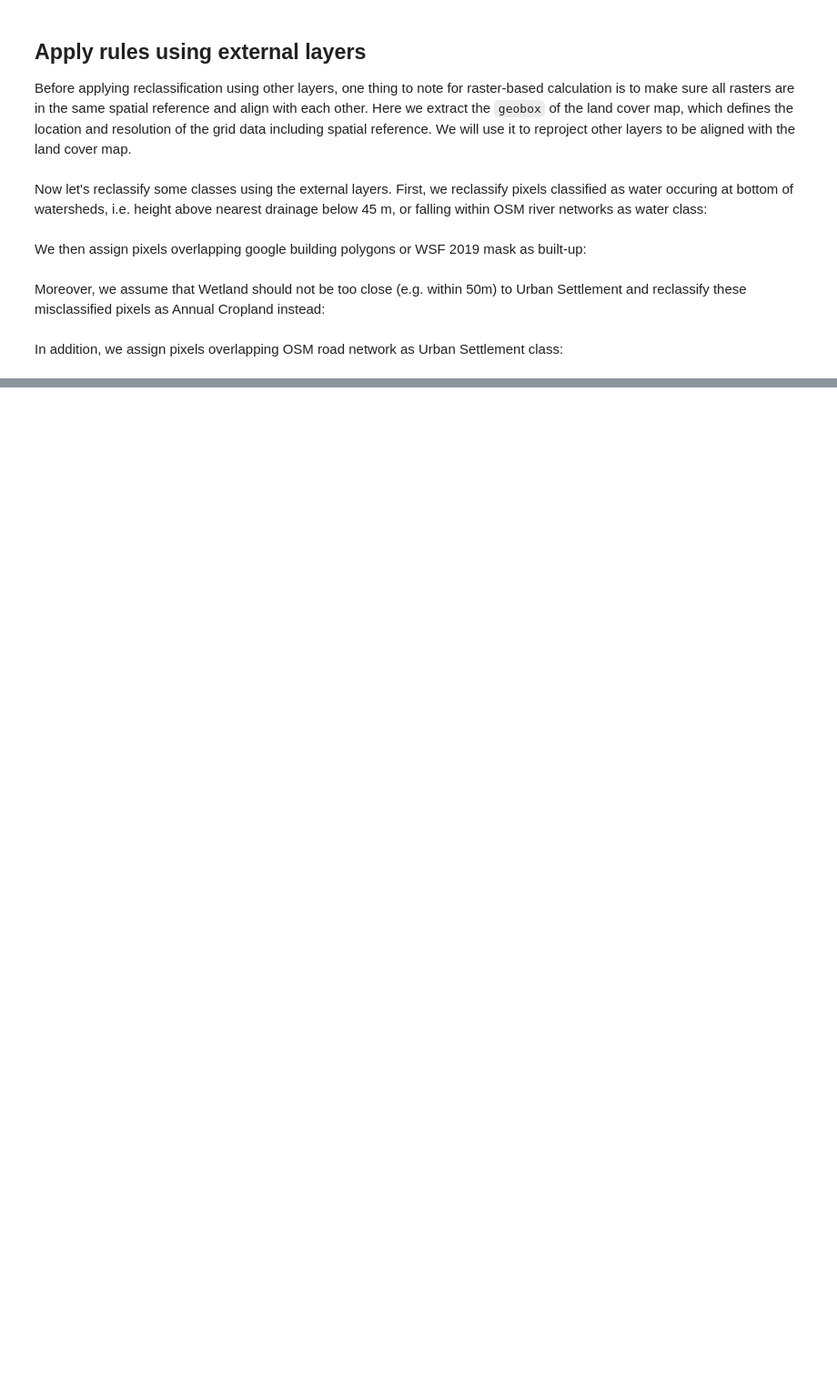
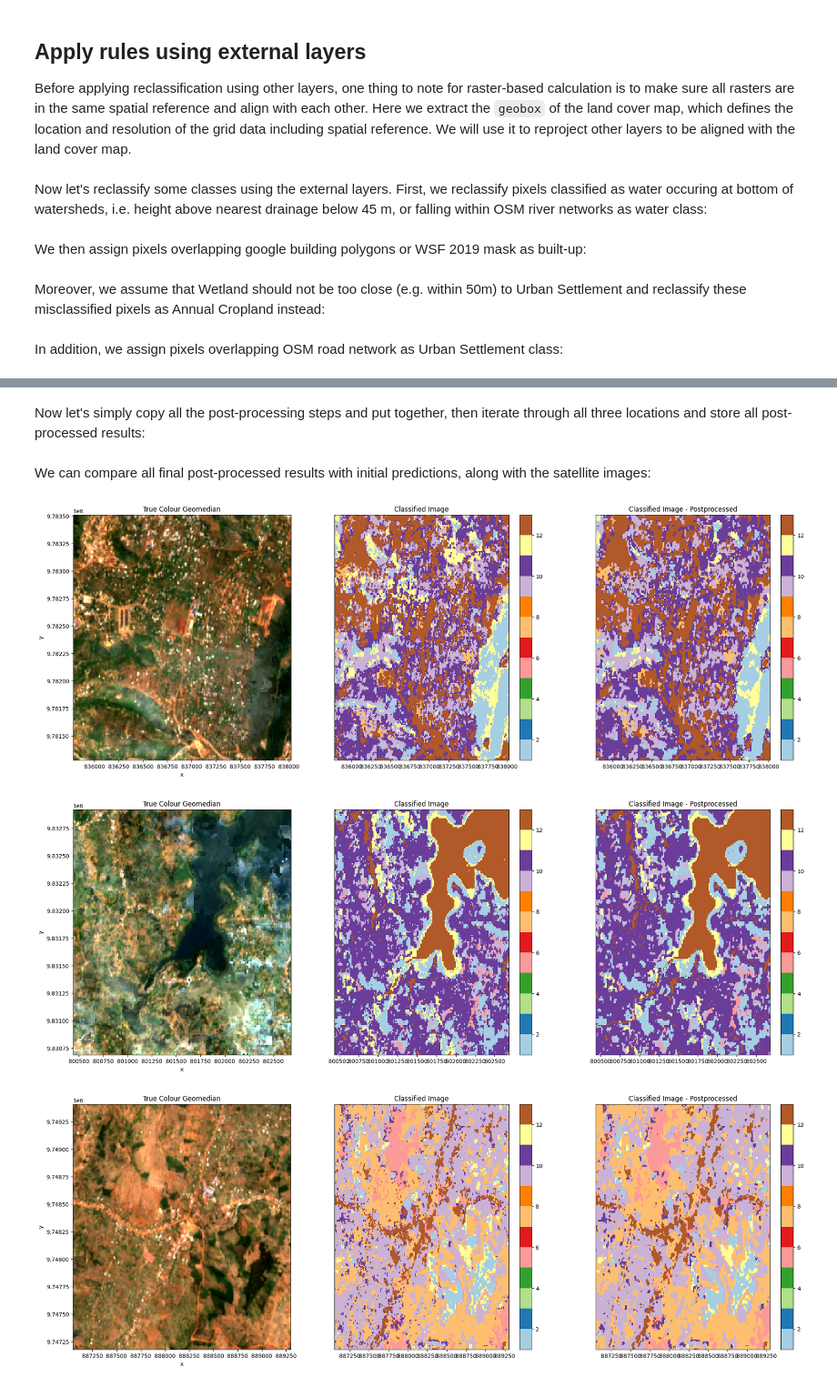
Before and after one commit to frontiersi/land_cover_mapping_DEAfrica, a Jupyter notebook: notebooks/workshop/5_Post_Process_All_Others.ipynb, the cells around one changed output, grey strips where cells are left out. Shown at 91% size. Cells and saved outputs as stored; diff of their text form; code cells hidden in the pictures; blank space fills up the shorter version.

```diff
--- a/notebooks/workshop/5_Post_Process_All_Others.ipynb
+++ b/notebooks/workshop/5_Post_Process_All_Others.ipynb
@@ -189,6 +194,8 @@ lc_map.plot(ax=axes[0],
 # reconstruct dataArray
 lc_map_postproc=xr.DataArray(data=np_lc_map_postproc,dims=['y','x'],
                              coords={'y':lc_map.y.to_numpy(), 'x':lc_map.x.to_numpy()})
+# set spatial reference
+lc_map_postproc.rio.write_crs(output_crs, inplace=True)
 # Plot classified image after filtering
 lc_map_postproc.plot(ax=axes[1],
                 cmap='Paired',
@@ -203,0 +211,2 @@ Text(0.5, 1.0, 'Classified Image After Applying Rules')
+# %% [markdown]
+Now let's simply copy all the post-processing steps and put together, then iterate through all three locations and store all post-processed results:
@@ -204,2 +268,42 @@ Text(0.5, 1.0, 'Classified Image After Applying Rules')
+# %% [markdown]
+We can compare all final post-processed results with initial predictions, along with the satellite images:
+# %%
+for i in range(0, len(prediction_maps)):
+    fig, axes = plt.subplots(1, 3, figsize=(24, 8))
+
+    # Plot true colour image
+    rgb(rgb_images[i].to_dataset(dim='band'),bands=[1,2,3],
+        ax=axes[0], percentile_stretch=(0.01, 0.99))
+
+    # todo: show the class names instead of values for better intepretation
+    # todo: highest value class not shown?
+    # Plot initial classified image
+    prediction_maps[i].plot(ax=axes[1],
+#                                     cmap=ListedColormap(colours),
+                                    cmap='Paired',
+                                    add_labels=False,
+#                                     add_colorbar=True,
+#                                     levels=list(dict_map.keys())
+                                    )
+
+    # Plot post-processed classified image
+    prediction_maps_postproc[i].plot(ax=axes[2],
+#                                     cmap=ListedColormap(colours),
+                                    cmap='Paired',
+                                    add_labels=False,
+#                                     add_colorbar=True,
+#                                     levels=list(dict_map.keys())
+                                    )
+    # Remove axis on middle and right plot
+    axes[1].get_yaxis().set_visible(False)
+    axes[2].get_yaxis().set_visible(False)
+    # Add plot titles
+    axes[0].set_title('True Colour Geomedian')
+    axes[1].set_title('Classified Image')
+    axes[2].set_title('Classified Image - Postprocessed')
+# %% [output]
+[figure, added]
+[figure, added]
+[figure, added]
 # %% [markdown]
 ## Save as geotiff
```
Also changed, not shown: parts of 11 cells of this notebook, 3 other files.
